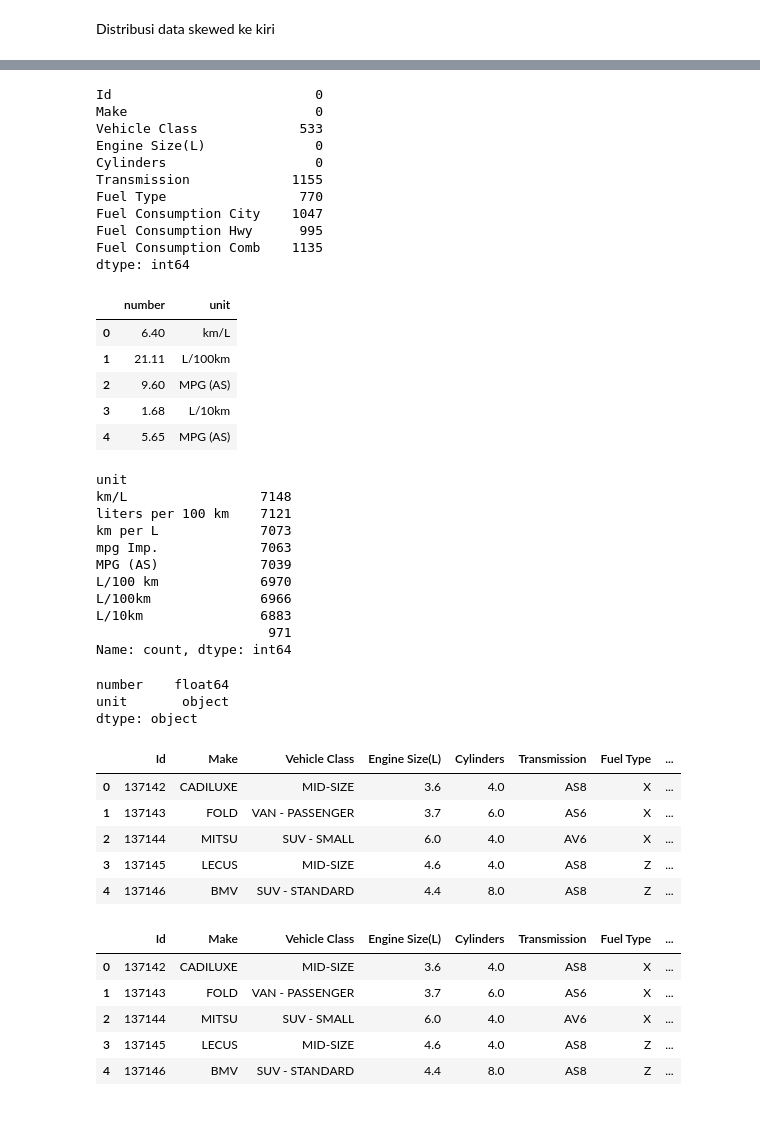
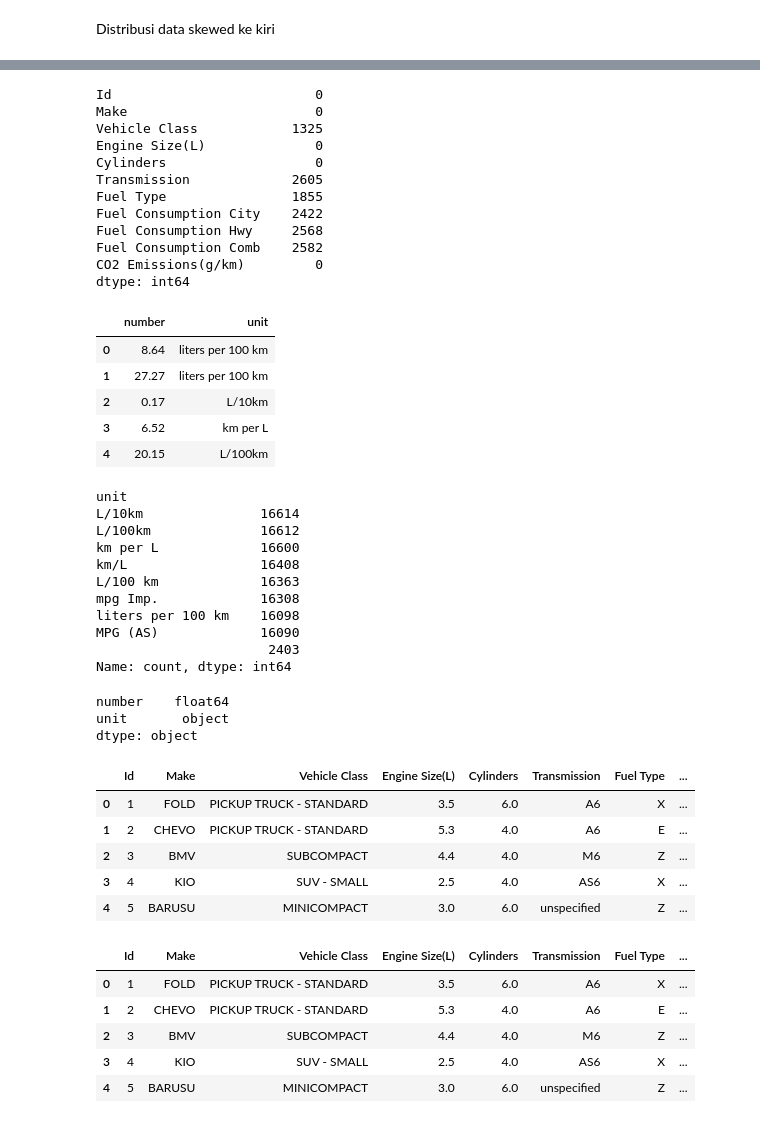
Before and after one commit to dikaizm/data-slayer, a Jupyter notebook: notebooks/1.0-data-exploration.ipynb, the cells around one changed output, grey strips where cells are left out. Saved outputs shown, nothing was run; the diff lists cells and outputs as text; code cells hidden in the pictures.

```diff
--- a/notebooks/1.0-data-exploration.ipynb
+++ b/notebooks/1.0-data-exploration.ipynb
@@ -1,7 +1,8 @@
 # %%
 import pandas as pd
+import numpy as np
 
-df = pd.read_csv('../data/raw/test.csv')
+df = pd.read_csv('../data/raw/train.csv')
 df.head(20)
 # %% [output]
 |  | Id | Make | Vehicle Class | Engine Size(L) | Cylinders | Transmission | Fuel Type | ... |
@@ -190,14 +207,15 @@ df.isnull().sum()
 # %% [output]
 Id                          0
 Make                        0
-Vehicle Class             533
+Vehicle Class            1325
 Engine Size(L)              0
 Cylinders                   0
-Transmission             1155
-Fuel Type                 770
-Fuel Consumption City    1047
-Fuel Consumption Hwy      995
-Fuel Consumption Comb    1135
+Transmission             2605
+Fuel Type                1855
+Fuel Consumption City    2422
+Fuel Consumption Hwy     2568
+Fuel Consumption Comb    2582
+CO2 Emissions(g/km)         0
 dtype: int64
 # %%
 # Split the column into 'Number' and 'Unit' based on the pattern
@@ -207,24 +225,24 @@ df_fuel_city['number'] = pd.to_numeric(df_fuel_city['number'], errors='coerce')
 df_fuel_city.head()
 # %% [output]
 |  | number | unit |
-| 0 | 6.40 | km/L |
-| 1 | 21.11 | L/100km |
-| 2 | 9.60 | MPG (AS) |
-| 3 | 1.68 | L/10km |
-| 4 | 5.65 | MPG (AS) |
+| 0 | 8.64 | liters per 100 km |
+| 1 | 27.27 | liters per 100 km |
+| 2 | 0.17 | L/10km |
+| 3 | 6.52 | km per L |
+| 4 | 20.15 | L/100km |
 # %%
 df_fuel_city.unit.value_counts()
 # %% [output]
 unit
-km/L                 7148
-liters per 100 km    7121
-km per L             7073
-mpg Imp.             7063
-MPG (AS)             7039
-L/100 km             6970
-L/100km              6966
-L/10km               6883
-                      971
+L/10km               16614
+L/100km              16612
+km per L             16600
+km/L                 16408
+L/100 km             16363
+mpg Imp.             16308
+liters per 100 km    16098
+MPG (AS)             16090
+                      2403
 Name: count, dtype: int64
 # %%
 df_fuel_city.dtypes
@@ -235,26 +253,26 @@ dtype: object
 # %%
 convert_factors = {
     'km/L': 1,
     'liters per 100 km': 100,
     'km per L': 1,
     'mpg Imp.': 0.354006,
     'MPG (AS)': 0.425144,
     'L/100 km': 100,
     'L/100km': 100,
     'L/10km': 10
 }
 
-df['Fuel Consumption City (km/l)'] = df_fuel_city.apply(lambda row: row['number'] * convert_factors.get(row['unit'], 1) if pd.notna(row['number']) else -1, axis=1)
+df['Fuel Consumption City (km/l)'] = df_fuel_city.apply(lambda row: row['number'] * convert_factors.get(row['unit'], 1) if pd.notna(row['number']) else np.nan, axis=1)
 df.drop(columns=['Fuel Consumption City'], inplace=True)
 
 df.head()
 # %% [output]
 |  | Id | Make | Vehicle Class | Engine Size(L) | Cylinders | Transmission | Fuel Type | ... |
-| 0 | 137142 | CADILUXE | MID-SIZE | 3.6 | 4.0 | AS8 | X | ... |
-| 1 | 137143 | FOLD | VAN - PASSENGER | 3.7 | 6.0 | AS6 | X | ... |
-| 2 | 137144 | MITSU | SUV - SMALL | 6.0 | 4.0 | AV6 | X | ... |
-| 3 | 137145 | LECUS | MID-SIZE | 4.6 | 4.0 | AS8 | Z | ... |
-| 4 | 137146 | BMV | SUV - STANDARD | 4.4 | 8.0 | AS8 | Z | ... |
+| 0 | 1 | FOLD | PICKUP TRUCK - STANDARD | 3.5 | 6.0 | A6 | X | ... |
+| 1 | 2 | CHEVO | PICKUP TRUCK - STANDARD | 5.3 | 4.0 | A6 | E | ... |
+| 2 | 3 | BMV | SUBCOMPACT | 4.4 | 4.0 | M6 | Z | ... |
+| 3 | 4 | KIO | SUV - SMALL | 2.5 | 4.0 | AS6 | X | ... |
+| 4 | 5 | BARUSU | MINICOMPACT | 3.0 | 6.0 | unspecified | Z | ... |
 # %%
 # Split the column into 'Number' and 'Unit' based on the pattern
 df_fuel_Hwy = df['Fuel Consumption Hwy'].str.extract(r'(?P<number>[\d.]+)\s*(?P<unit>.*)')
@@ -264,17 +282,17 @@ df_fuel_Comb = df['Fuel Consumption Comb'].str.extract(r'(?P<number>[\d.]+)\s*(?
 df_fuel_Comb['number'] = pd.to_numeric(df_fuel_Comb['number'], errors='coerce')
 
 # Convert nilai berdasarkan tipe unit
-df['Fuel Consumption Comb (km/l)'] = df_fuel_Comb.apply(lambda row: row['number'] * convert_factors.get(row['unit'], 1) if pd.notna(row['number']) else -1, axis=1)
+df['Fuel Consumption Hwy (km/l)'] = df_fuel_Hwy.apply(lambda row: row['number'] * convert_factors.get(row['unit'], 1) if pd.notna(row['number']) else np.nan, axis=1)
+df.drop(columns=['Fuel Consumption Hwy'], inplace=True)
+
+df['Fuel Consumption Comb (km/l)'] = df_fuel_Comb.apply(lambda row: row['number'] * convert_factors.get(row['unit'], 1) if pd.notna(row['number']) else np.nan, axis=1)
 df.drop(columns=['Fuel Consumption Comb'], inplace=True)
 
-df['Fuel Consumption Hwy (km/l)'] = df_fuel_Hwy.apply(lambda row: row['number'] * convert_factors.get(row['unit'], 1) if pd.notna(row['number']) else -1, axis=1)
-df.drop(columns=['Fuel Consumption Hwy'], inplace=True)
-
 df.head()
 # %% [output]
 |  | Id | Make | Vehicle Class | Engine Size(L) | Cylinders | Transmission | Fuel Type | ... |
-| 0 | 137142 | CADILUXE | MID-SIZE | 3.6 | 4.0 | AS8 | X | ... |
-| 1 | 137143 | FOLD | VAN - PASSENGER | 3.7 | 6.0 | AS6 | X | ... |
-| 2 | 137144 | MITSU | SUV - SMALL | 6.0 | 4.0 | AV6 | X | ... |
-| 3 | 137145 | LECUS | MID-SIZE | 4.6 | 4.0 | AS8 | Z | ... |
-| 4 | 137146 | BMV | SUV - STANDARD | 4.4 | 8.0 | AS8 | Z | ... |
+| 0 | 1 | FOLD | PICKUP TRUCK - STANDARD | 3.5 | 6.0 | A6 | X | ... |
+| 1 | 2 | CHEVO | PICKUP TRUCK - STANDARD | 5.3 | 4.0 | A6 | E | ... |
+| 2 | 3 | BMV | SUBCOMPACT | 4.4 | 4.0 | M6 | Z | ... |
+| 3 | 4 | KIO | SUV - SMALL | 2.5 | 4.0 | AS6 | X | ... |
+| 4 | 5 | BARUSU | MINICOMPACT | 3.0 | 6.0 | unspecified | Z | ... |
```
Also changed, not shown: parts of 19 cells of this notebook.
